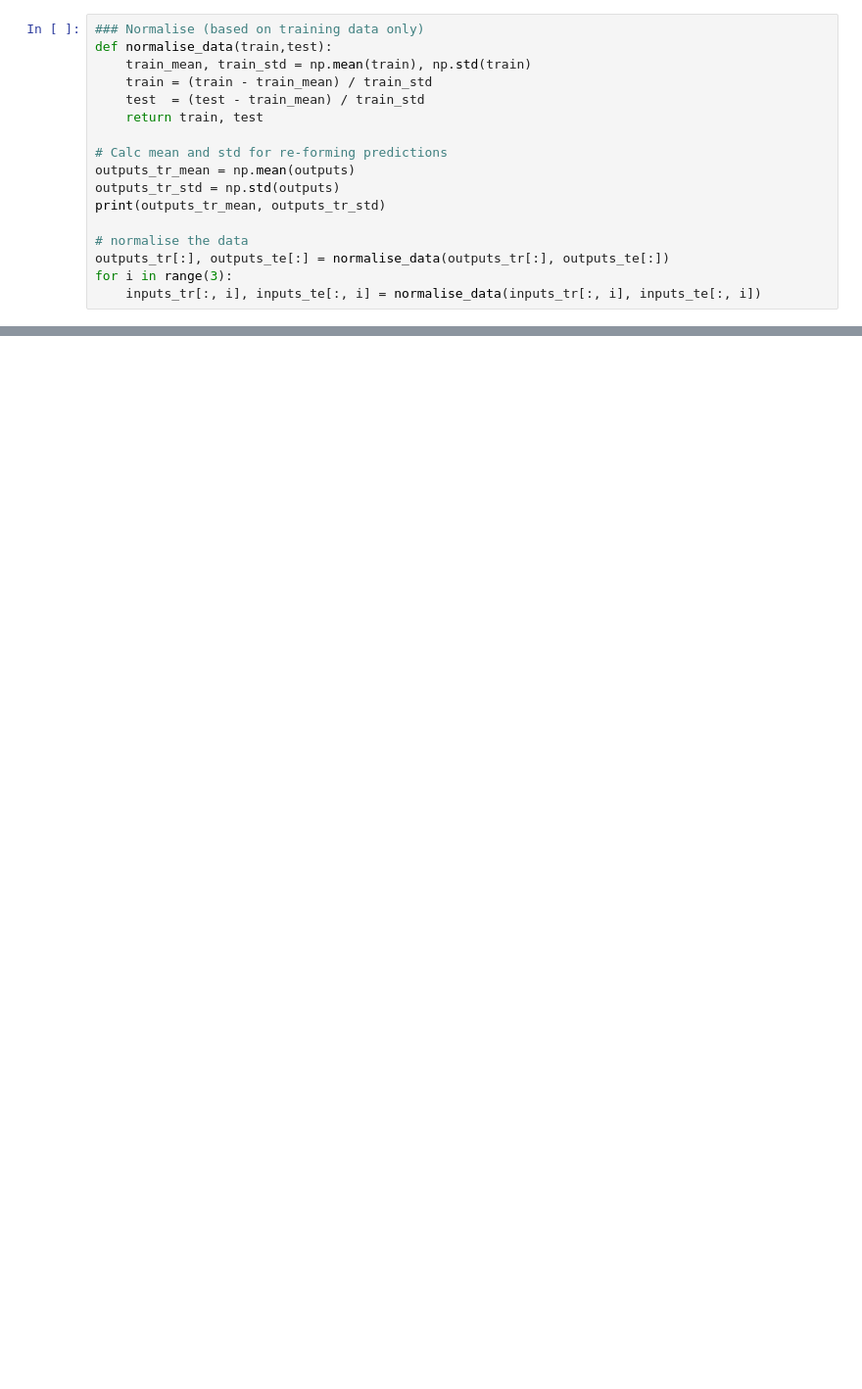
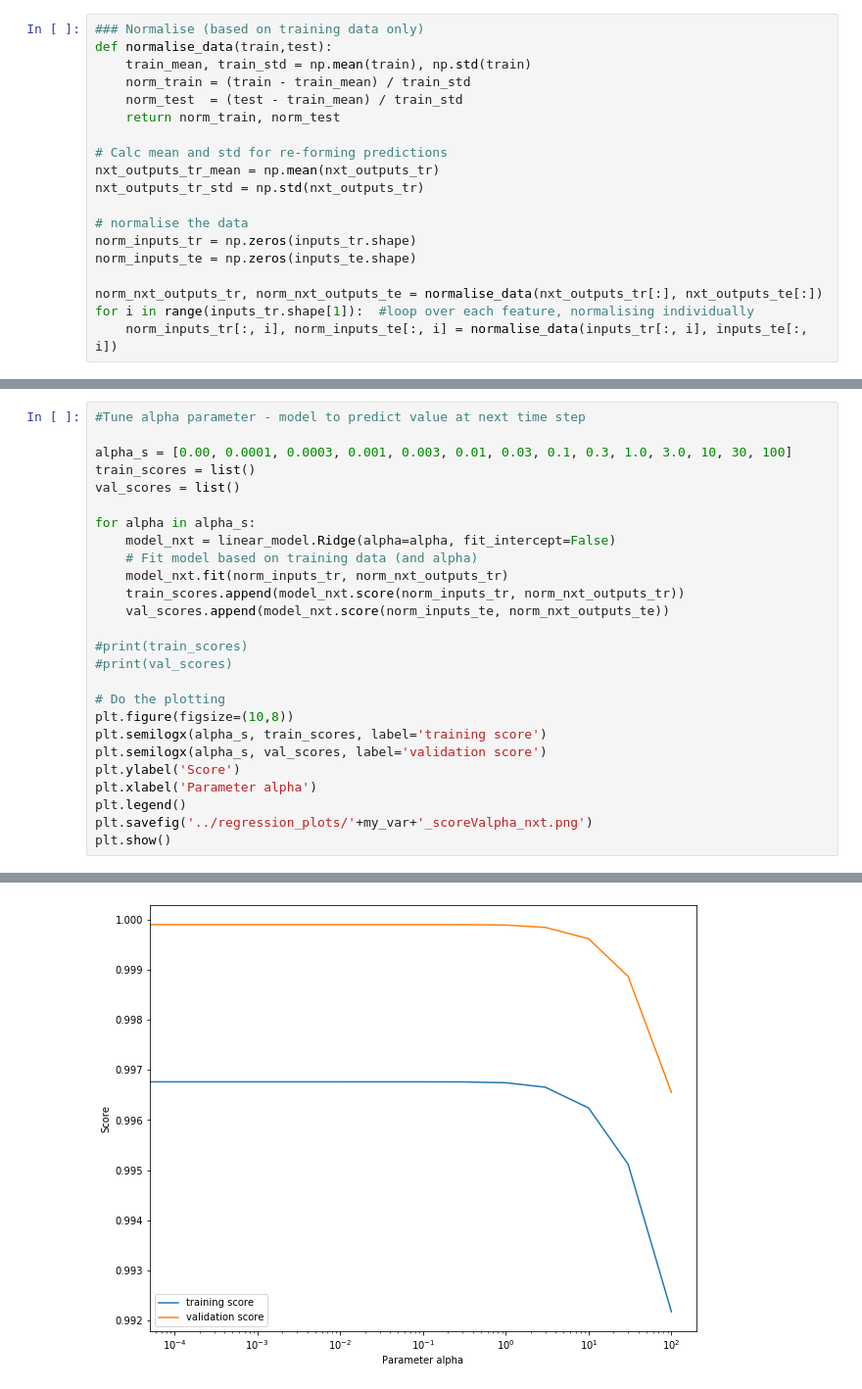
Before and after one commit to RachelFurner/DynamicPrediction, a Jupyter notebook: Regression_attempts.ipynb, the cells around one changed output, grey strips where cells are left out. Shown: that part at 98% size. Drawn from its saved outputs; the diff is of its cells as text; blank space fills up the shorter version.

Commit message:
updates to regression models, and to plotting routines

```diff
--- a/Regression_attempts.ipynb
+++ b/Regression_attempts.ipynb
@@ -95,16 +117,18 @@ print(outputs_tr.shape, outputs_te.shape)
 ### Normalise (based on training data only)
 def normalise_data(train,test):
     train_mean, train_std = np.mean(train), np.std(train)
-    train = (train - train_mean) / train_std
-    test  = (test - train_mean) / train_std
-    return train, test
+    norm_train = (train - train_mean) / train_std
+    norm_test  = (test - train_mean) / train_std
+    return norm_train, norm_test
 
 # Calc mean and std for re-forming predictions
-outputs_tr_mean = np.mean(outputs)
-outputs_tr_std = np.std(outputs)
-print(outputs_tr_mean, outputs_tr_std)
+nxt_outputs_tr_mean = np.mean(nxt_outputs_tr)
+nxt_outputs_tr_std = np.std(nxt_outputs_tr)
 
 # normalise the data
-outputs_tr[:], outputs_te[:] = normalise_data(outputs_tr[:], outputs_te[:])
-for i in range(3):
-    inputs_tr[:, i], inputs_te[:, i] = normalise_data(inputs_tr[:, i], inputs_te[:, i])
+norm_inputs_tr = np.zeros(inputs_tr.shape)
+norm_inputs_te = np.zeros(inputs_te.shape)
+
+norm_nxt_outputs_tr, norm_nxt_outputs_te = normalise_data(nxt_outputs_tr[:], nxt_outputs_te[:])
+for i in range(inputs_tr.shape[1]):  #loop over each feature, normalising individually
+    norm_inputs_tr[:, i], norm_inputs_te[:, i] = normalise_data(inputs_tr[:, i], inputs_te[:, i])
@@ -143,0 +137,27 @@ model.score(inputs_te, outputs_te)
+# %%
+#Tune alpha parameter - model to predict value at next time step
+
+alpha_s = [0.00, 0.0001, 0.0003, 0.001, 0.003, 0.01, 0.03, 0.1, 0.3, 1.0, 3.0, 10, 30, 100]
+train_scores = list()
+val_scores = list()
+
+for alpha in alpha_s:
+    model_nxt = linear_model.Ridge(alpha=alpha, fit_intercept=False)
+    # Fit model based on training data (and alpha)
+    model_nxt.fit(norm_inputs_tr, norm_nxt_outputs_tr)
+    train_scores.append(model_nxt.score(norm_inputs_tr, norm_nxt_outputs_tr))
+    val_scores.append(model_nxt.score(norm_inputs_te, norm_nxt_outputs_te))
+
+#print(train_scores)
+#print(val_scores)
+
+# Do the plotting
+plt.figure(figsize=(10,8))
+plt.semilogx(alpha_s, train_scores, label='training score')
+plt.semilogx(alpha_s, val_scores, label='validation score')
+plt.ylabel('Score')
+plt.xlabel('Parameter alpha')
+plt.legend()
+plt.savefig('../regression_plots/'+my_var+'_scoreValpha_nxt.png')
+plt.show()
+# %% [output]
@@ -143,0 +166 @@ model.score(inputs_te, outputs_te)
+[figure, added]
```
Also changed, not shown: parts of 32 cells of this notebook, 4 other files.
